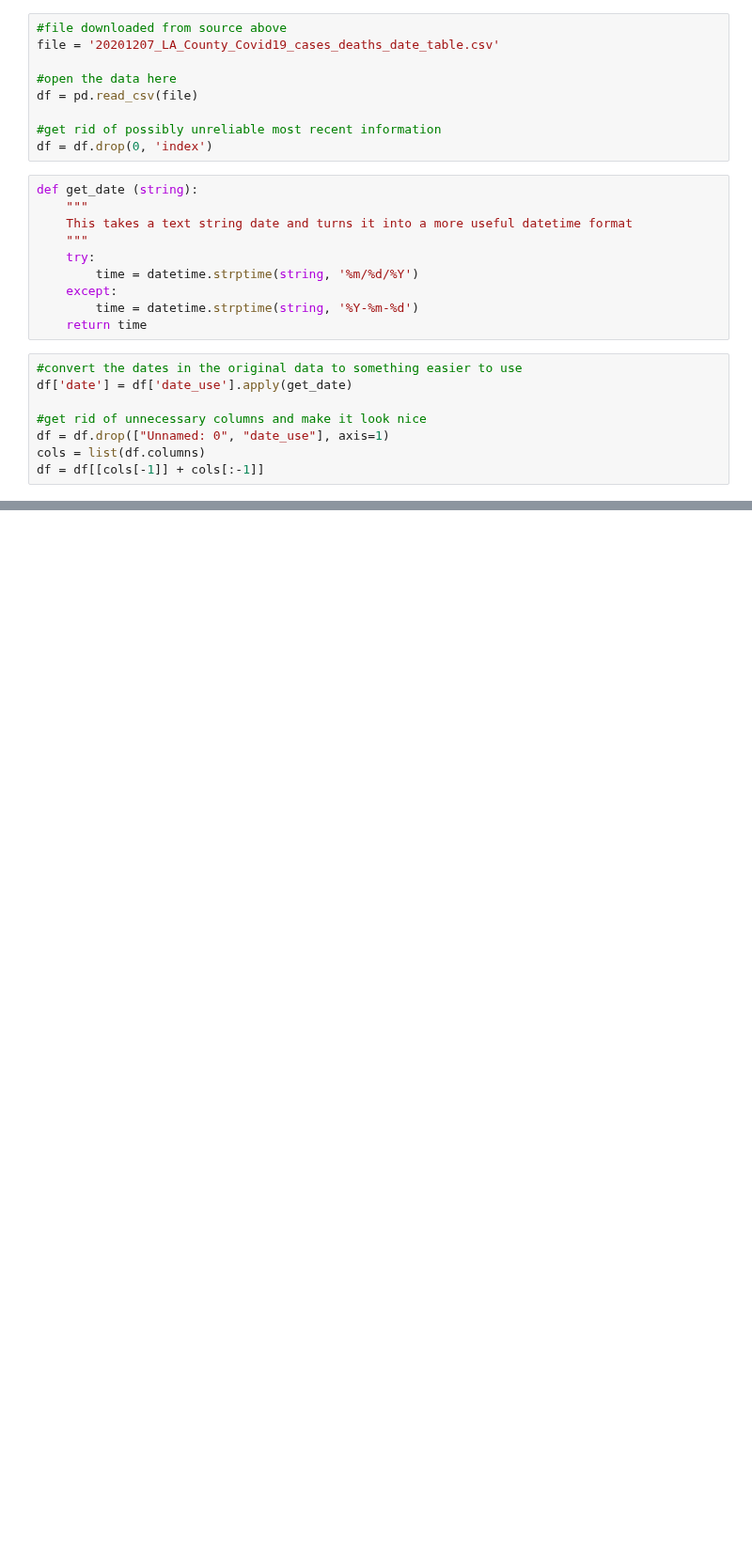
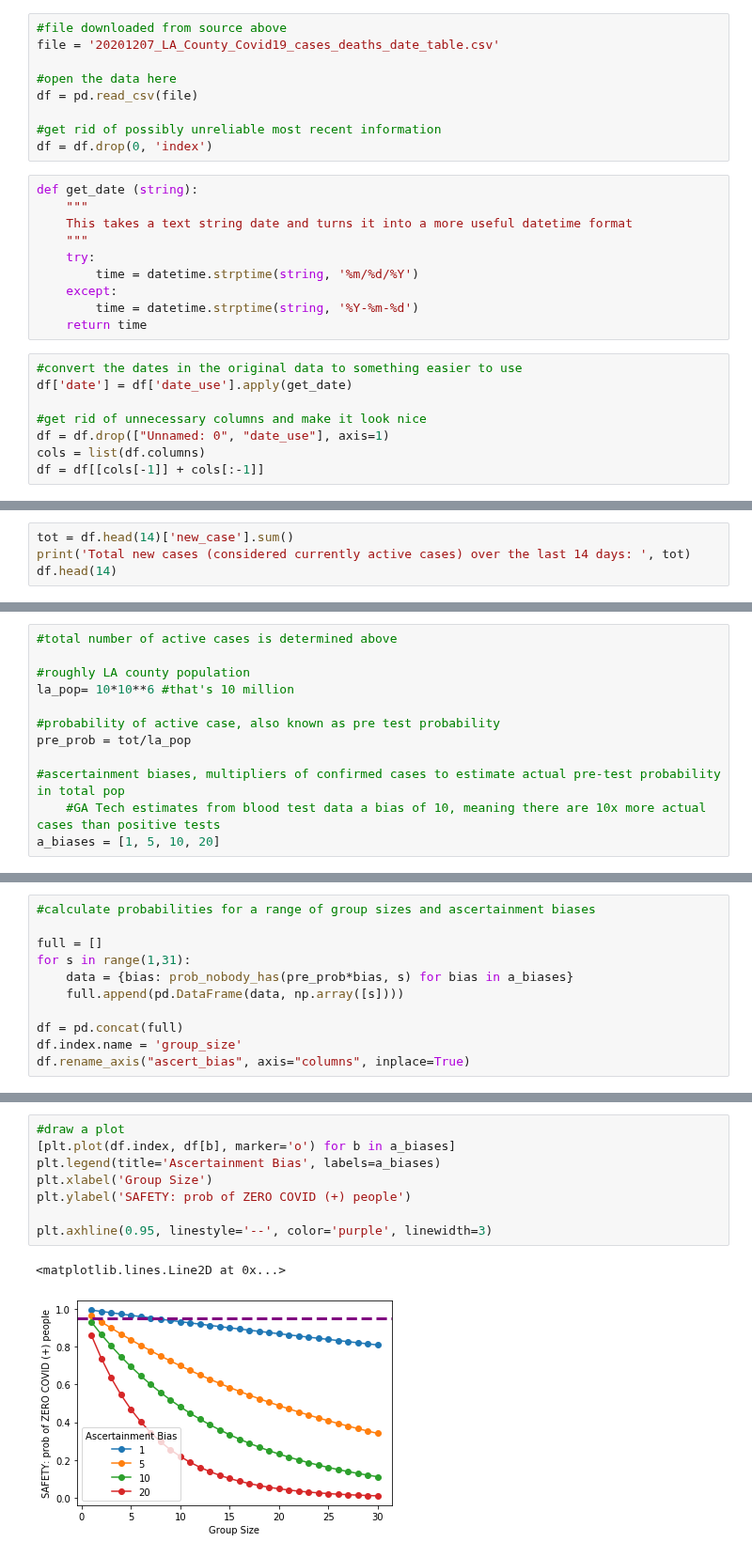
Before and after one commit to geezerbriefs/xpspython, a Jupyter notebook: personal/risk of COVID gatherings discussion.ipynb, the cells around one changed output, grey strips where cells are left out. Shown at 94% size. Saved outputs shown, nothing was run; the diff lists cells and outputs as text; blank space fills up the shorter version.

```diff
--- a/personal/risk of COVID gatherings discussion.ipynb
+++ b/personal/risk of COVID gatherings discussion.ipynb
@@ -111,0 +53,4 @@ df.rename_axis("rate_mult", axis="columns", inplace=True)
+# %%
+tot = df.head(14)['new_case'].sum()
+print('Total new cases (considered currently active cases) over the last 14 days: ', tot)
+df.head(14)
@@ -111,0 +98,12 @@ df.rename_axis("rate_mult", axis="columns", inplace=True)
+# %%
+#total number of active cases is determined above
+
+#roughly LA county population
+la_pop= 10*10**6 #that's 10 million
+
+#probability of active case, also known as pre test probability
+pre_prob = tot/la_pop
+
+#ascertainment biases, multipliers of confirmed cases to estimate actual pre-test probability in total pop
+    #GA Tech estimates from blood test data a bias of 10, meaning there are 10x more actual cases than positive tests
+a_biases = [1, 5, 10, 20]
@@ -111,0 +136,11 @@ df.rename_axis("rate_mult", axis="columns", inplace=True)
+# %%
+#calculate probabilities for a range of group sizes and ascertainment biases
+
+full = []
+for s in range(1,31):
+    data = {bias: prob_nobody_has(pre_prob*bias, s) for bias in a_biases}
+    full.append(pd.DataFrame(data, np.array([s])))
+
+df = pd.concat(full)
+df.index.name = 'group_size'
+df.rename_axis("ascert_bias", axis="columns", inplace=True)
@@ -111,0 +151,11 @@ df.rename_axis("rate_mult", axis="columns", inplace=True)
+# %%
+#draw a plot
+[plt.plot(df.index, df[b], marker='o') for b in a_biases]
+plt.legend(title='Ascertainment Bias', labels=a_biases)
+plt.xlabel('Group Size')
+plt.ylabel('SAFETY: prob of ZERO COVID (+) people')
+
+plt.axhline(0.95, linestyle='--', color='purple', linewidth=3)
+# %% [output]
+<matplotlib.lines.Line2D at 0x...>
+[figure, added]
```
Also changed, not shown: parts of 36 cells of this notebook, 3 other files.
